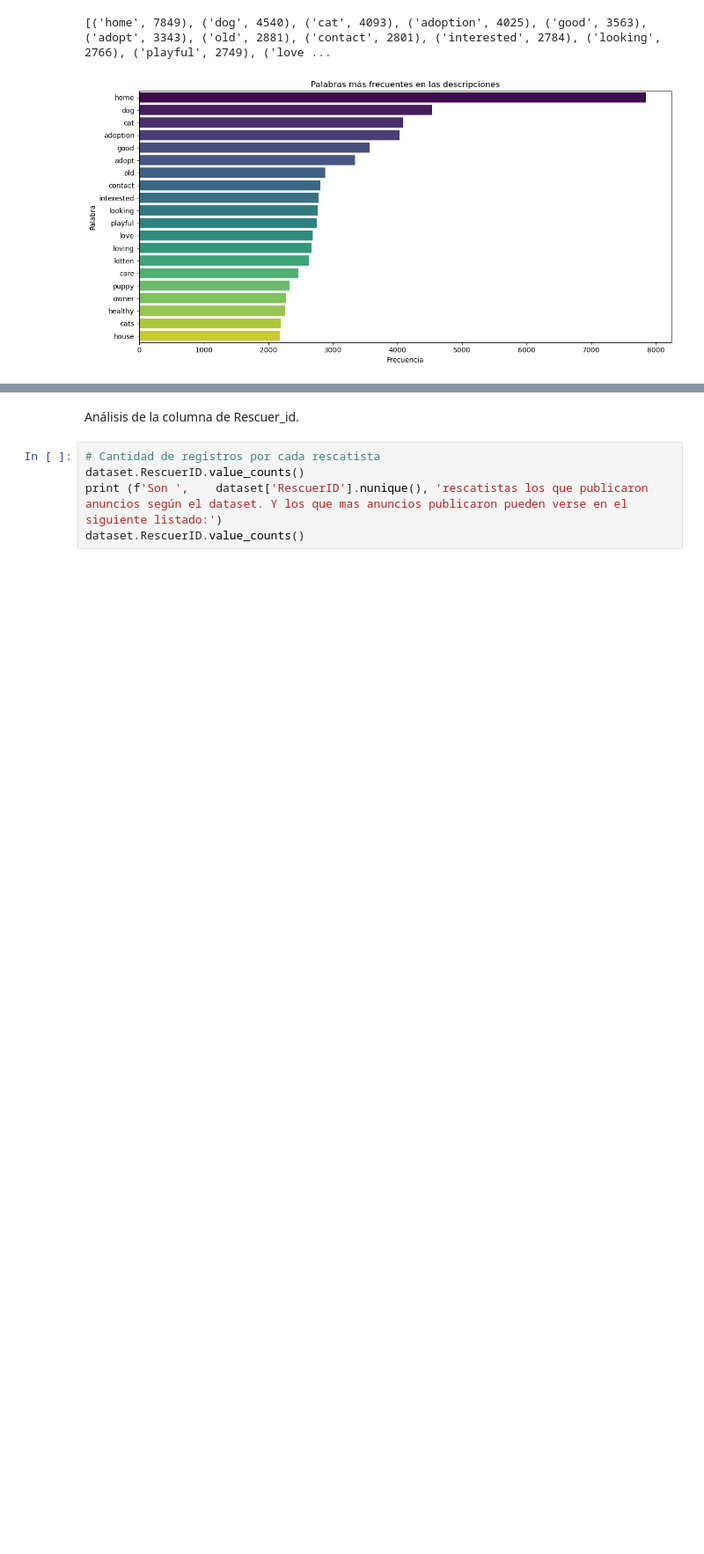
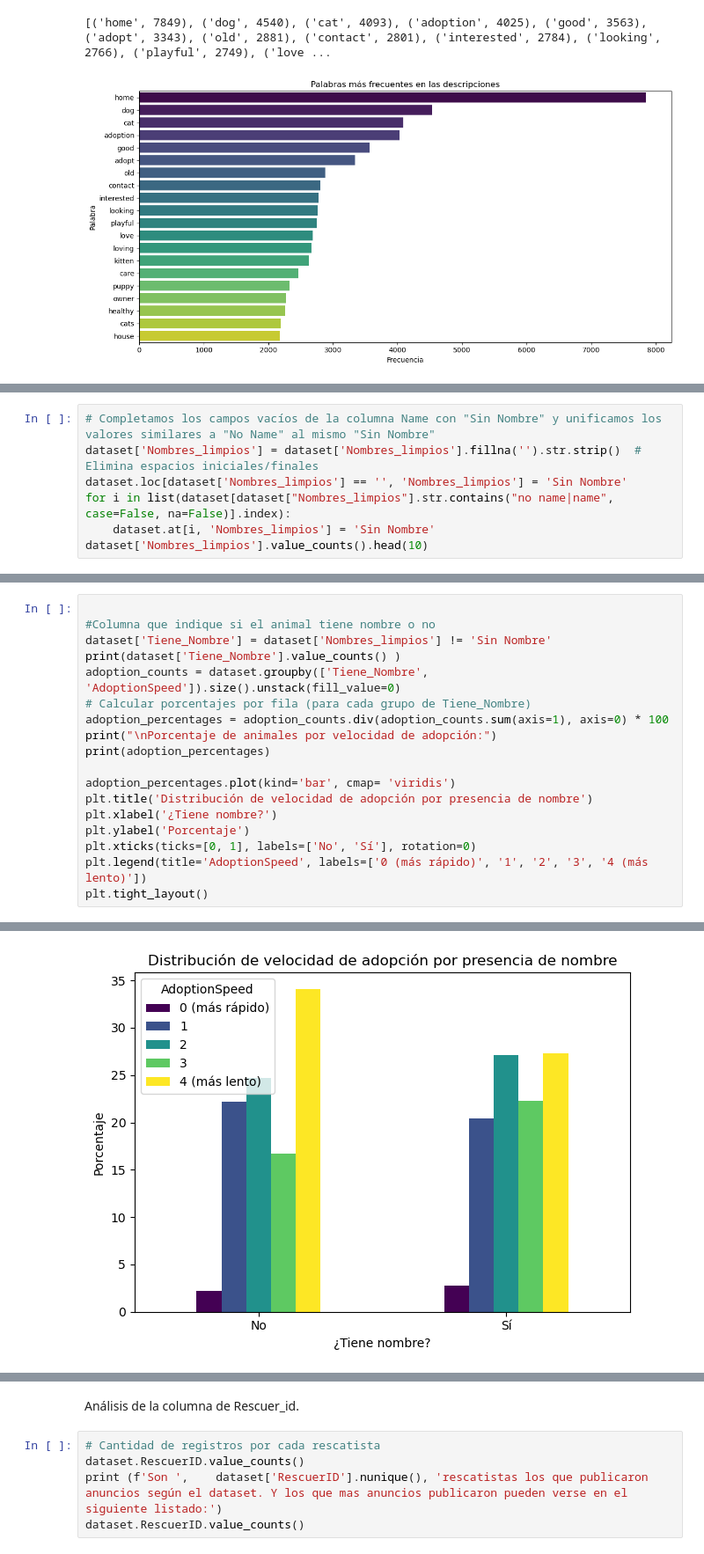
Before and after one commit to AdrianDVnqn/UA_MDM_Labo2_Grupo12, a Jupyter notebook: notebooks/EDA.ipynb, the cells around one changed output, grey strips where cells are left out. Shown at 88% size. Cells and saved outputs as stored; diff of their text form; blank space fills up the shorter version.

```diff
--- a/notebooks/EDA.ipynb
+++ b/notebooks/EDA.ipynb
@@ -225,0 +333,7 @@ plt.show()
+# %%
+# Completamos los campos vacíos de la columna Name con "Sin Nombre" y unificamos los valores similares a "No Name" al mismo "Sin Nombre"
+dataset['Nombres_limpios'] = dataset['Nombres_limpios'].fillna('').str.strip()  # Elimina espacios iniciales/finales
+dataset.loc[dataset['Nombres_limpios'] == '', 'Nombres_limpios'] = 'Sin Nombre'
+for i in list(dataset[dataset["Nombres_limpios"].str.contains("no name|name", case=False, na=False)].index):
+    dataset.at[i, 'Nombres_limpios'] = 'Sin Nombre'
+dataset['Nombres_limpios'].value_counts().head(10)
@@ -225,0 +353,19 @@ plt.show()
+# %%
+
+#Columna que indique si el animal tiene nombre o no
+dataset['Tiene_Nombre'] = dataset['Nombres_limpios'] != 'Sin Nombre'
+print(dataset['Tiene_Nombre'].value_counts() )
+adoption_counts = dataset.groupby(['Tiene_Nombre', 'AdoptionSpeed']).size().unstack(fill_value=0)
+# Calcular porcentajes por fila (para cada grupo de Tiene_Nombre)
+adoption_percentages = adoption_counts.div(adoption_counts.sum(axis=1), axis=0) * 100
+print("\nPorcentaje de animales por velocidad de adopción:")
+print(adoption_percentages)
+
+adoption_percentages.plot(kind='bar', cmap= 'viridis')
+plt.title('Distribución de velocidad de adopción por presencia de nombre')
+plt.xlabel('¿Tiene nombre?')
+plt.ylabel('Porcentaje')
+plt.xticks(ticks=[0, 1], labels=['No', 'Sí'], rotation=0)
+plt.legend(title='AdoptionSpeed', labels=['0 (más rápido)', '1', '2', '3', '4 (más lento)'])
+plt.tight_layout()
+# %% [output]
@@ -225,0 +382 @@ plt.show()
+[figure, added]
```
Also changed, not shown: parts of 14 cells of this notebook.
